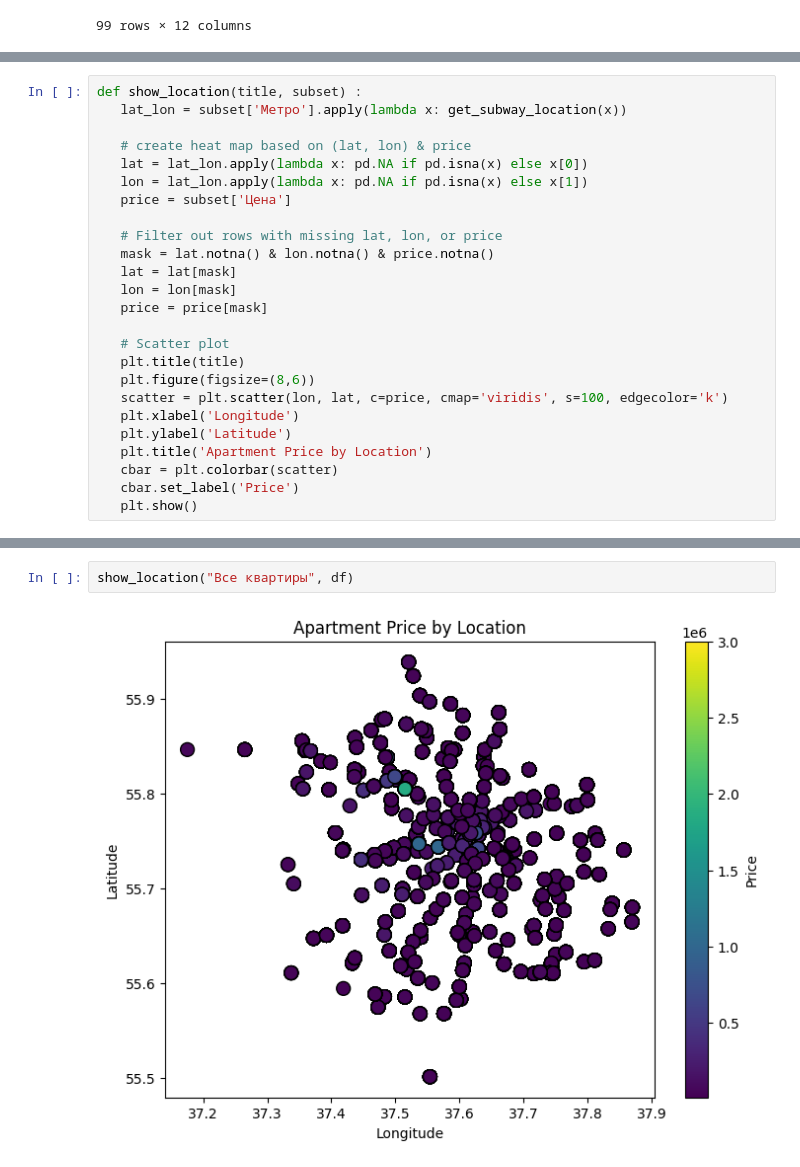
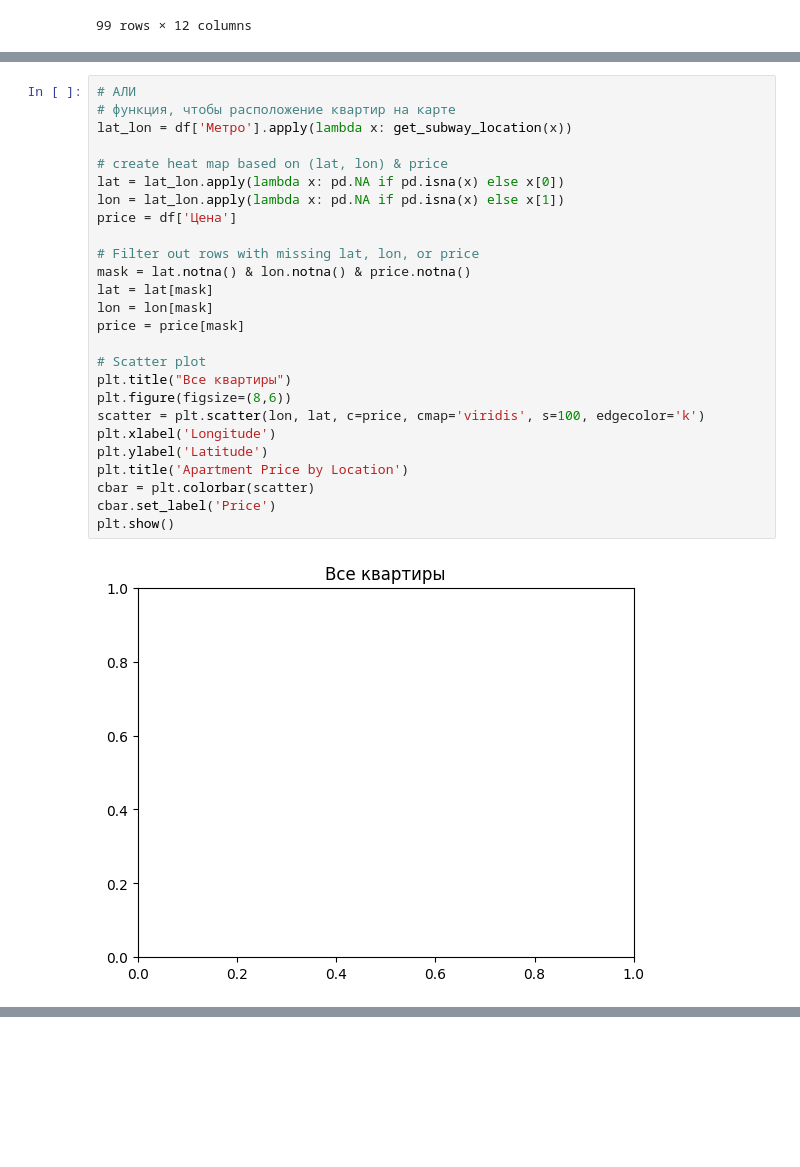
Before and after one commit to Ali-B-Indahouse/How-Much-Is-The-real-estate-in-Moscow, a Jupyter notebook: osana_data_analysis.ipynb, the cells around one changed output, grey strips where cells are left out. Drawn from its saved outputs; the diff is of its cells as text; blank space fills up the shorter version.

```diff
--- a/osana_data_analysis.ipynb
+++ b/osana_data_analysis.ipynb
@@ -646,25 +656,28 @@ def get_subway_location(station_name) -> tuple : #(lat, lon)
 # %%
-def show_location(title, subset) :
-   lat_lon = subset['Метро'].apply(lambda x: get_subway_location(x))
+# АЛИ
+# функция, чтобы расположение квартир на карте
+lat_lon = df['Метро'].apply(lambda x: get_subway_location(x))
 
-   # create heat map based on (lat, lon) & price
-   lat = lat_lon.apply(lambda x: pd.NA if pd.isna(x) else x[0])
-   lon = lat_lon.apply(lambda x: pd.NA if pd.isna(x) else x[1])
-   price = subset['Цена']
+# create heat map based on (lat, lon) & price
+lat = lat_lon.apply(lambda x: pd.NA if pd.isna(x) else x[0])
+lon = lat_lon.apply(lambda x: pd.NA if pd.isna(x) else x[1])
+price = df['Цена']
 
-   # Filter out rows with missing lat, lon, or price
-   mask = lat.notna() & lon.notna() & price.notna()
-   lat = lat[mask]
-   lon = lon[mask]
-   price = price[mask]
+# Filter out rows with missing lat, lon, or price
+mask = lat.notna() & lon.notna() & price.notna()
+lat = lat[mask]
+lon = lon[mask]
+price = price[mask]
 
-   # Scatter plot
-   plt.title(title)
-   plt.figure(figsize=(8,6))
-   scatter = plt.scatter(lon, lat, c=price, cmap='viridis', s=100, edgecolor='k')
-   plt.xlabel('Longitude')
-   plt.ylabel('Latitude')
-   plt.title('Apartment Price by Location')
-   cbar = plt.colorbar(scatter)
-   cbar.set_label('Price')
-   plt.show()
+# Scatter plot
+plt.title("Все квартиры")
+plt.figure(figsize=(8,6))
+scatter = plt.scatter(lon, lat, c=price, cmap='viridis', s=100, edgecolor='k')
+plt.xlabel('Longitude')
+plt.ylabel('Latitude')
+plt.title('Apartment Price by Location')
+cbar = plt.colorbar(scatter)
+cbar.set_label('Price')
+plt.show()
+# %% [output]
+[figure, added]
@@ -671,5 +685 @@ def show_location(title, subset) :
-# %%
-show_location("Все квартиры", df)
-# %% [output]
-[figure, removed]
 # %%
```
Also changed, not shown: parts of 20 cells of this notebook.
